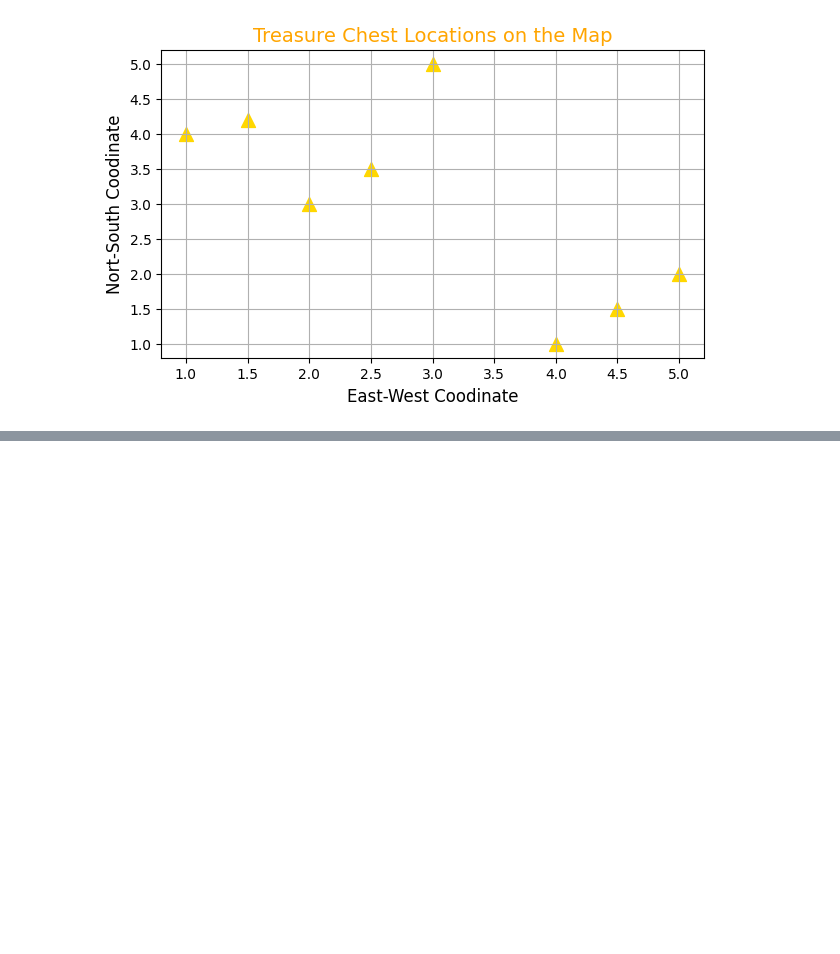
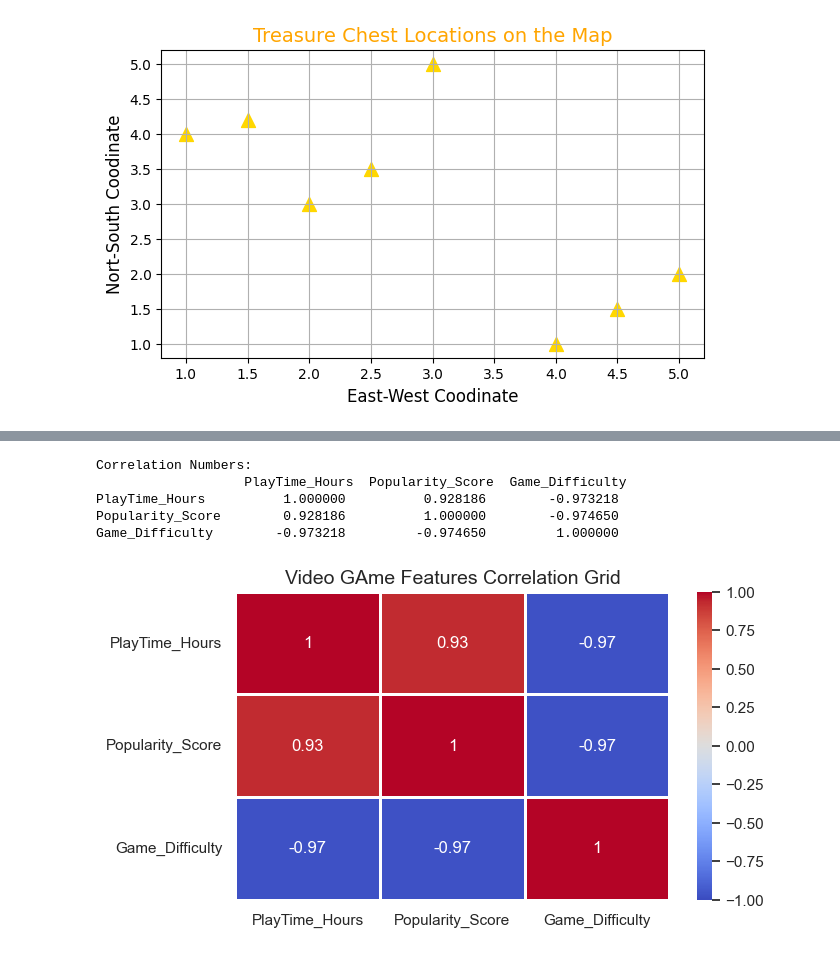
Before and after one commit to Pratham1845/Aiml-training, a Jupyter notebook: matplotlib.ipynb, the cells around one changed output, grey strips where cells are left out. Cells and saved outputs as stored; diff of their text form; code cells hidden in the pictures; blank space fills up the shorter version.

```diff
--- a/matplotlib.ipynb
+++ b/matplotlib.ipynb
@@ -79,0 +131,22 @@ plt.show()
+# %%
+#6. Correlation Heatmap:- shows how strongly different numeric columns are related to each other(+ve(both directly related),zero(no relation),-ve(inverse relation))
+df=pd.DataFrame({
+    "PlayTime_Hours":[10,50,80,20,95],
+    "Popularity_Score":[40,85,90,30,98],
+    "Game_Difficulty":[8,5,3,9,2]
+})
+#Calculate correlation matrix
+corr_matrix=df.corr()
+print("Correlation Numbers:\n" , corr_matrix)
+#Plot Heatmap
+plt.figure(figsize=(7,4))
+sns.heatmap(corr_matrix,annot=True,cmap="coolwarm",vmin=-1,vmax=1,linewidth=1) # annot(for no.s in boxes like .93,1 etc),cmap(for colors to be used coolwarm means red for +ve and blue for -ve),vmin(min. correlation vlaue),vmax(max value),linewidth(width between boxes)
+plt.title("Video GAme Features Correlation Grid",fontsize=14)
+plt.show()
+# %% [output]
+Correlation Numbers:
+                   PlayTime_Hours  Popularity_Score  Game_Difficulty
+PlayTime_Hours          1.000000          0.928186        -0.973218
+Popularity_Score        0.928186          1.000000        -0.974650
+Game_Difficulty        -0.973218         -0.974650         1.000000
+[figure, added]
```
Also changed, not shown: parts of 4 cells of this notebook, 1 other file.
